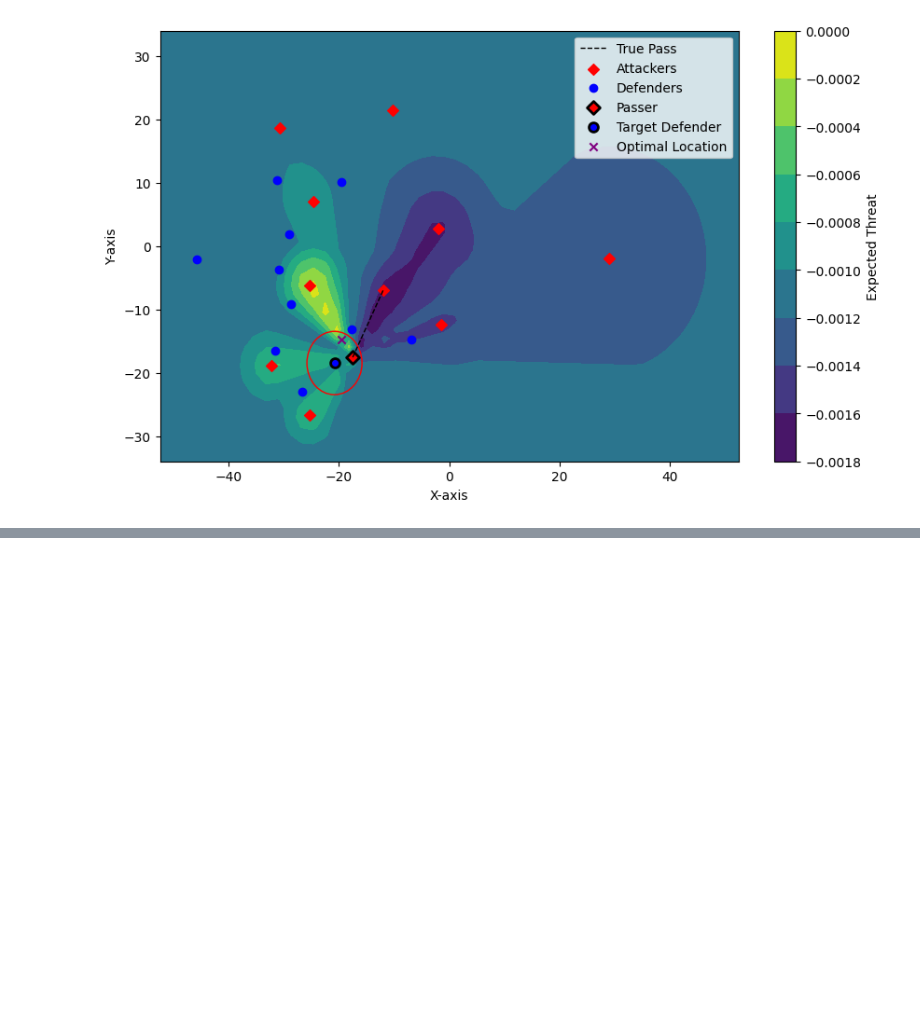
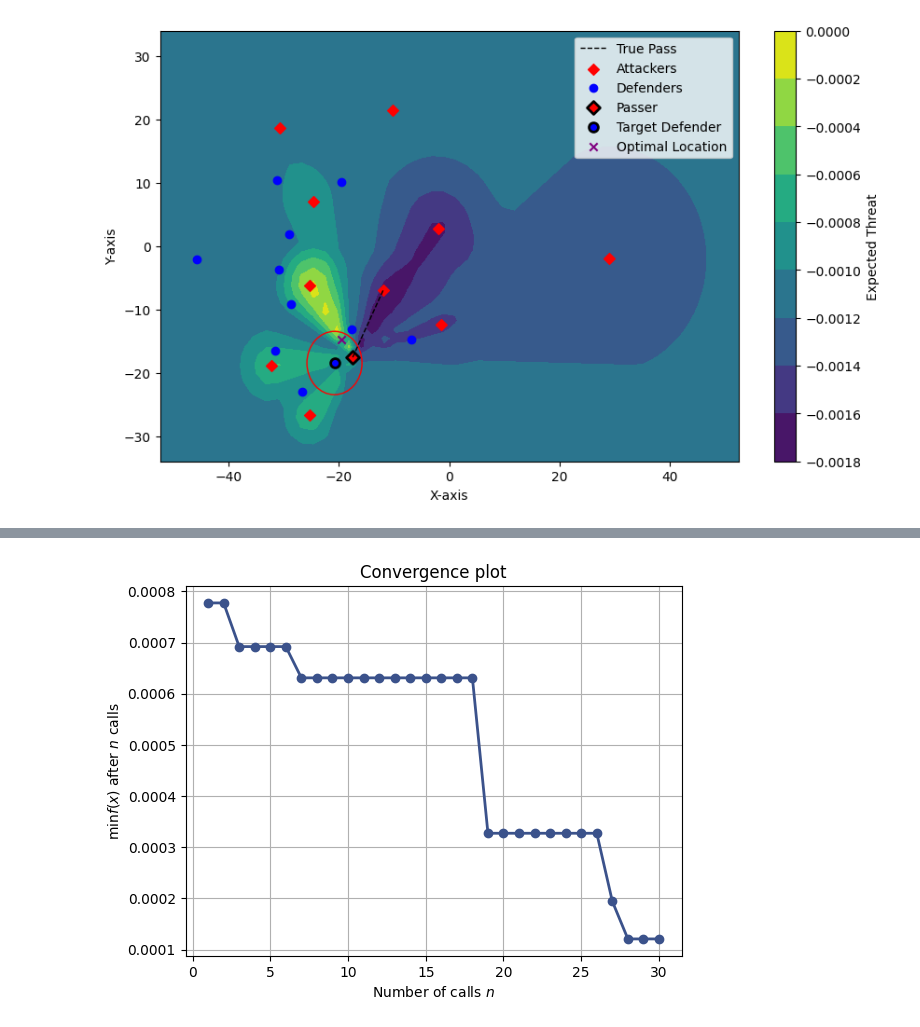
Before and after one commit to ariskoutris/defensive-passing-networks, a Jupyter notebook: src/notebooks/position_optimization.ipynb, the cells around one changed output, grey strips where cells are left out. Drawn from its saved outputs; the diff is of its cells as text; code cells hidden in the pictures; blank space fills up the shorter version.

Commit message:
Add bayesian optimization

```diff
--- a/src/notebooks/position_optimization.ipynb
+++ b/src/notebooks/position_optimization.ipynb
@@ -125,0 +133,22 @@ distance: 4.00176970431175
+# %%
+threat_func = optim_utils.create_xt_func_vectorized(defender_id, passes_df, frame_id, threat_map)
+threat_agg = optim_utils.threat_aggregator('softmax', temp=0.03)
+opt_func = lambda x, y: -threat_agg(threat_func(x,y))
+pass_plotter = plot_utils.PassPlotter(passes_df, frame_id, pitch_length, pitch_width)
+
+radius = 5
+x_def, y_def = pass_plotter.get_player_location(defender_id)
+
+opt_func_list = lambda x: threat_agg(threat_func(x[0], x[1]))
+res = gp_minimize(opt_func_list,
+                  [(x_def - radius, x_def + radius), (y_def - radius, y_def + radius)],
+                  acq_func="gp_hedge",
+                  n_calls=30,
+                  n_random_starts=10,
+                  random_state=1234,
+                  x0=[x_def, y_def])
+
+x_opt, y_opt = res.x
+results = optim_utils.optimization_report(opt_func, x_def, y_def, x_opt, y_opt)
+for k,v in results.items():
+    print(f'{k}: {v}')
@@ -125,0 +165,5 @@ distance: 4.00176970431175
+# %%
+plot_convergence(res)
+plt.show()
+# %% [output]
+[figure, added]
```
Also changed, not shown: parts of 4 cells of this notebook.
